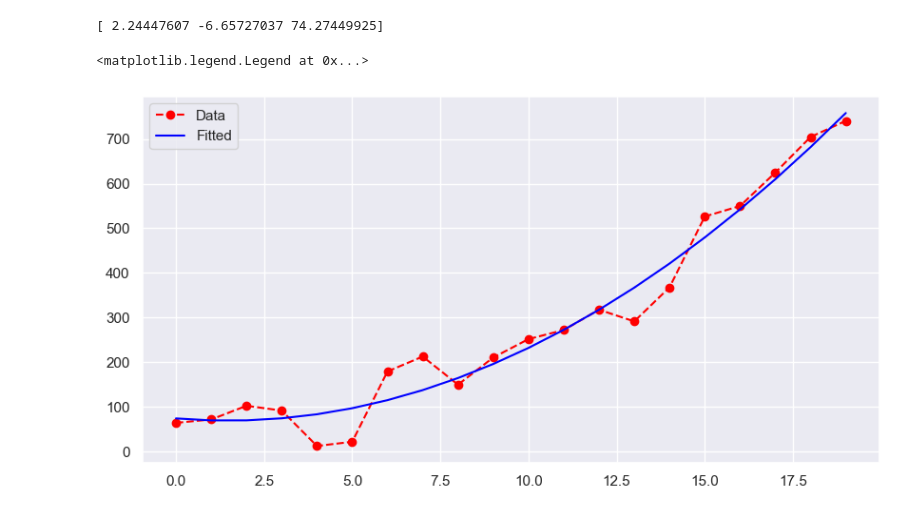
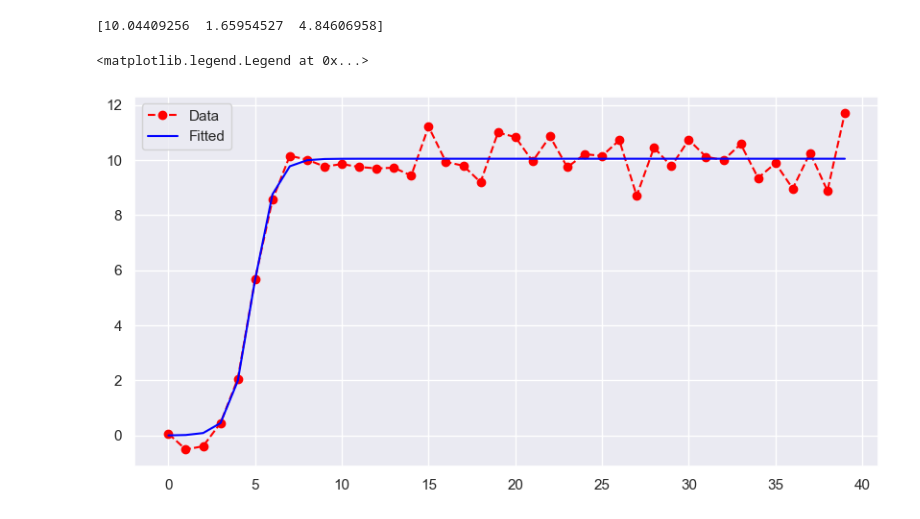
Before and after one commit to NetManAIOps/ANM2025, a Jupyter notebook: lec2/time_series_fitting.ipynb, the cells around one changed output. Drawn from its saved outputs; the diff is of its cells as text; code cells hidden in the pictures.

```diff
--- a/lec2/time_series_fitting.ipynb
+++ b/lec2/time_series_fitting.ipynb
@@ -6,3 +7,3 @@ from scipy.optimize import curve_fit
 # %%
 # Time Series Data
-t = np.arange(20)
+t = np.arange(40)
@@ -46,17 +88,19 @@ plt.legend()
 # %%
-# Polynomial function data
-y = 2 * t ** 2 + 1 + np.random.normal(0, 50, 20)
-coefficients = np.polyfit(t, y, 2)
-print(coefficients)
+# Sigmoid function data
+def sigmoid_func(t, L, k, t0):
+    return L / (1 + np.exp(-k * (t - t0)))
 
-predicted = np.polyval(coefficients, t)
+y = np.array([sigmoid_func(i, 10, 2, 5) for i in t]) + np.random.normal(0, 0.5, len(t))
+params, _ = curve_fit(sigmoid_func, t, y, p0=[max(y), 1, np.median(t)])
+print(params)
+predicted = sigmoid_func(t, *params)
 
 sns.set()
 plt.figure(figsize=(10, 5))
 plt.plot(t, y, color='red', label='Data', linestyle='--', marker='o')
 plt.plot(t, predicted, color='blue', label='Fitted')
 plt.legend()
 # %% [output]
-[ 2.24447607 -6.65727037 74.27449925]
+[10.04409256  1.65954527  4.84606958]
 <matplotlib.legend.Legend at 0x...>
-[figure, old version]
+[figure, new version]
```
Also changed, not shown: parts of 7 cells of this notebook, 2 other files.
